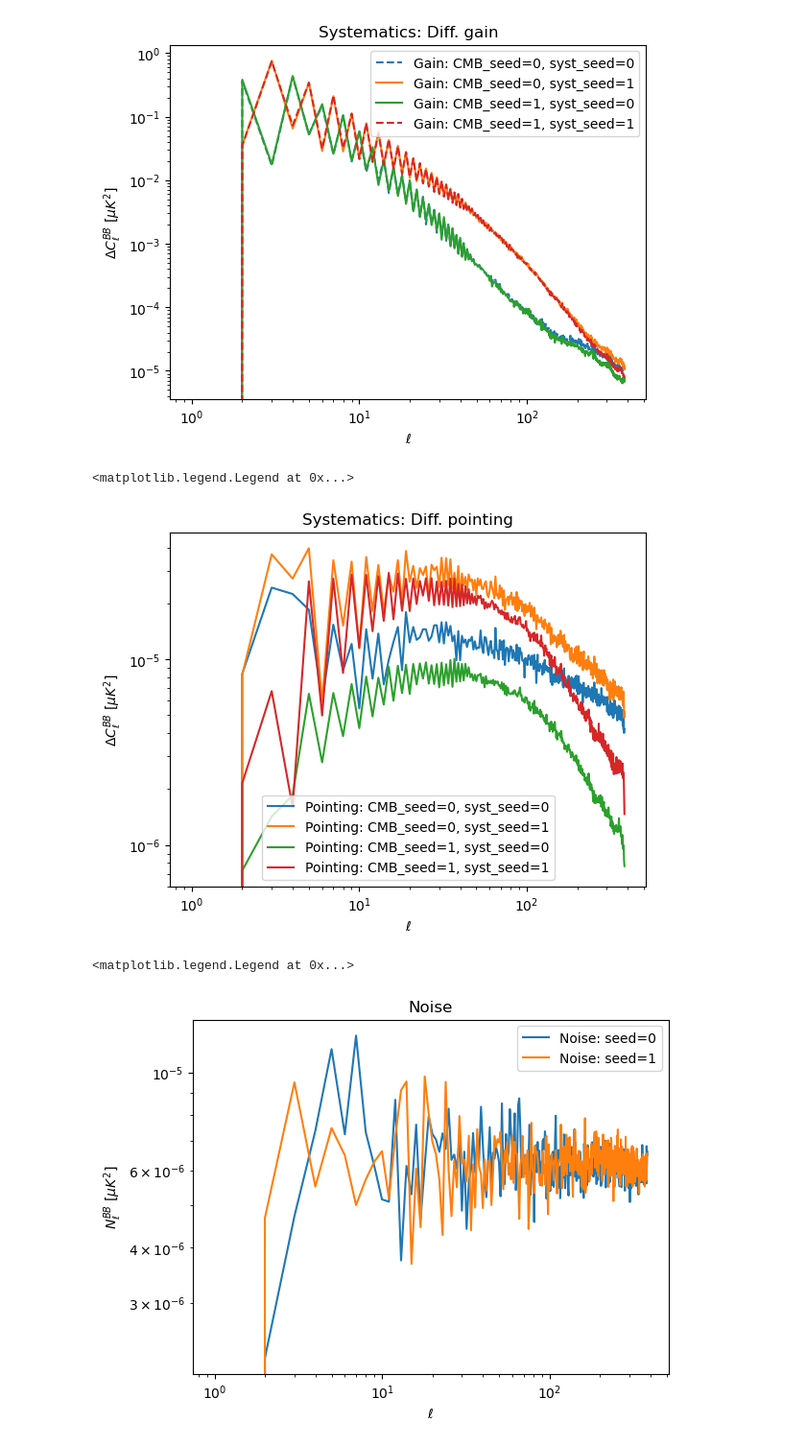
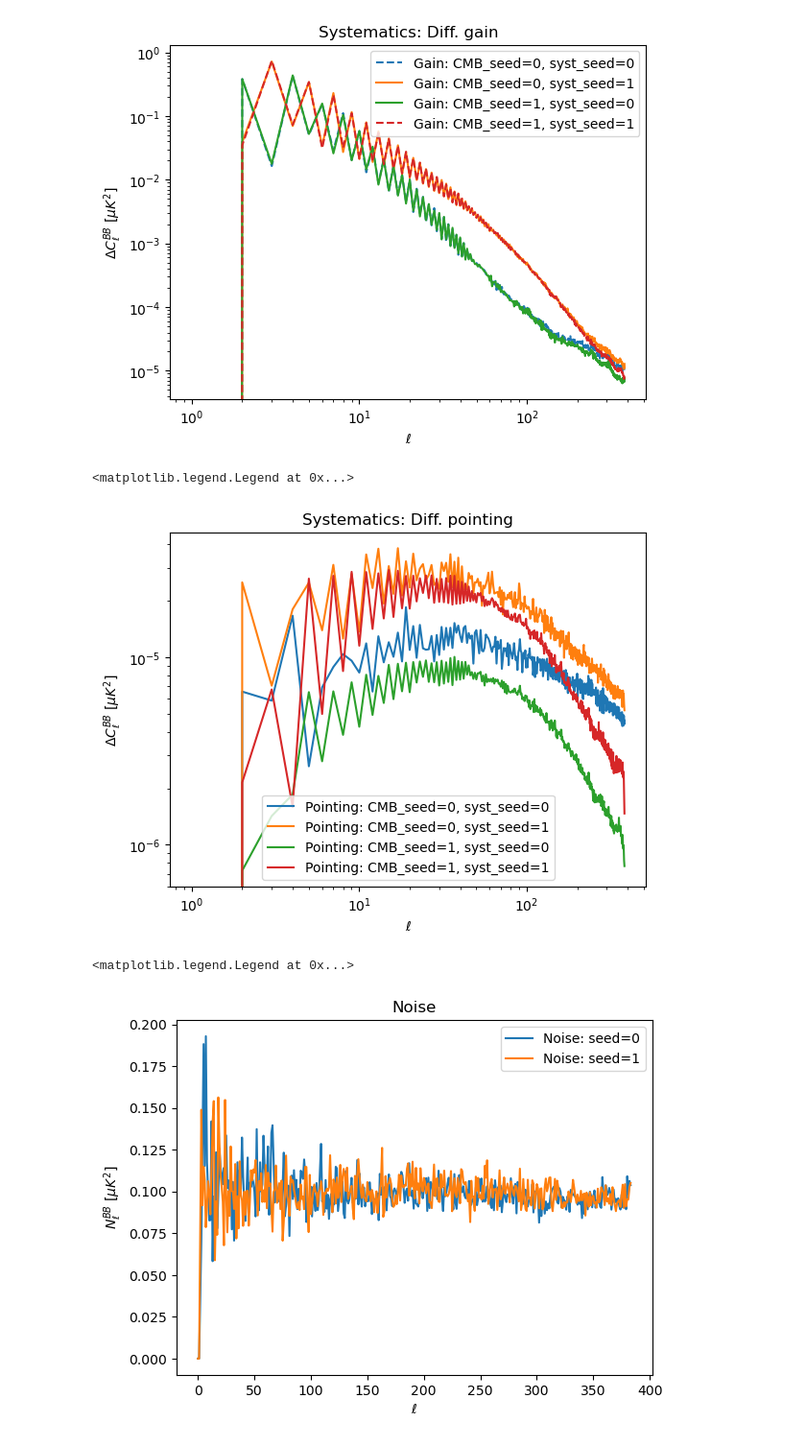
Before and after one commit to yusuke-takase/SBM, a Jupyter notebook: notebooks/pipeline.ipynb, the cells around one changed output. Shown at 96% size. Drawn from its saved outputs; the diff is of its cells as text; code cells hidden in the pictures.

```diff
--- a/notebooks/pipeline.ipynb
+++ b/notebooks/pipeline.ipynb
@@ -24,6 +27,8 @@ config = sbm.Configlation(imo, channel)
 config.mdim = 2
 config.parallel = True
 config.nside = 128
+config.xlink_threshold = 0.7
+config.use_hwp = False
 
 syst = sbm.Systematics()
 syst.sigma_gain_T = 0.1
@@ -71,11 +76,9 @@ for i,cmb_seed in enumerate(cmb_syst_seed_array):
     for j,syst_seed in enumerate(cmb_syst_seed_array):
         syst.syst_seed = syst_seed
         print(f"CMB seed: {cmb_seed} | Noise seed {noise_seed} | Syst. seed: {syst_seed}")
-        gain_map, noise_map1, input_maps = sbm.sim_diff_gain_per_ch(config, syst, Mbsparams)
-        pointing_map, noise_map2, input_maps = sbm.sim_diff_pointing_per_ch(config, syst, Mbsparams)
-        noise_map3 = sbm.sim_noise_per_ch(config, syst, use_hwp=False)
-        assert np.allclose(noise_map1, noise_map2)
-        assert np.allclose(noise_map1, noise_map3)
+        gain_map, input_maps = sbm.sim_diff_gain_per_ch(config, syst, Mbsparams)
+        pointing_map, input_maps = sbm.sim_diff_pointing_per_ch(config, syst, Mbsparams)
+        noise_map = sbm.sim_noise_per_ch(config, syst)
         gain_maps[i,j] = gain_map
         pointing_maps[i,j] = pointing_map
 
@@ -83,7 +86,7 @@ for i,cmb_seed in enumerate(cmb_syst_seed_array):
         delta_cl_gain[i,j] = hp.anafast(gain_map-input_map)
         delta_cl_pointing[i,j] = hp.anafast(pointing_map-input_map)
         if j == 0:
-            noise_maps[i] = noise_map3
-            cl_noise[i] = hp.anafast(noise_map3)
+            noise_maps[i] = noise_map
+            cl_noise[i] = hp.anafast(noise_map)
 # %% [output]
 CMB seed: 0 | Noise seed 0 | Syst. seed: 0
@@ -115,14 +160,14 @@ plt.ylabel(r"$\Delta C_\ell^{BB}$ [$\mu K^2$]")
 plt.legend()
 # %% [output]
 <matplotlib.legend.Legend at 0x...>
-[figure, old version]
+[figure, new version]
 # %%
 for i in range(N):
-    plt.loglog(cl_noise[i,2 ,:], label=f"Noise: seed={i}")
+    plt.plot(cl_noise[i,2 ,:], "-", label=f"Noise: seed={i}")
 plt.title("Noise")
 plt.xlabel(r"$\ell$")
 plt.ylabel(r"$N_\ell^{BB}$ [$\mu K^2$]")
 plt.legend()
 # %% [output]
 <matplotlib.legend.Legend at 0x...>
-[figure, old version]
+[figure, new version]
```
Also changed, not shown: parts of 2 cells of this notebook, 10 other files.
